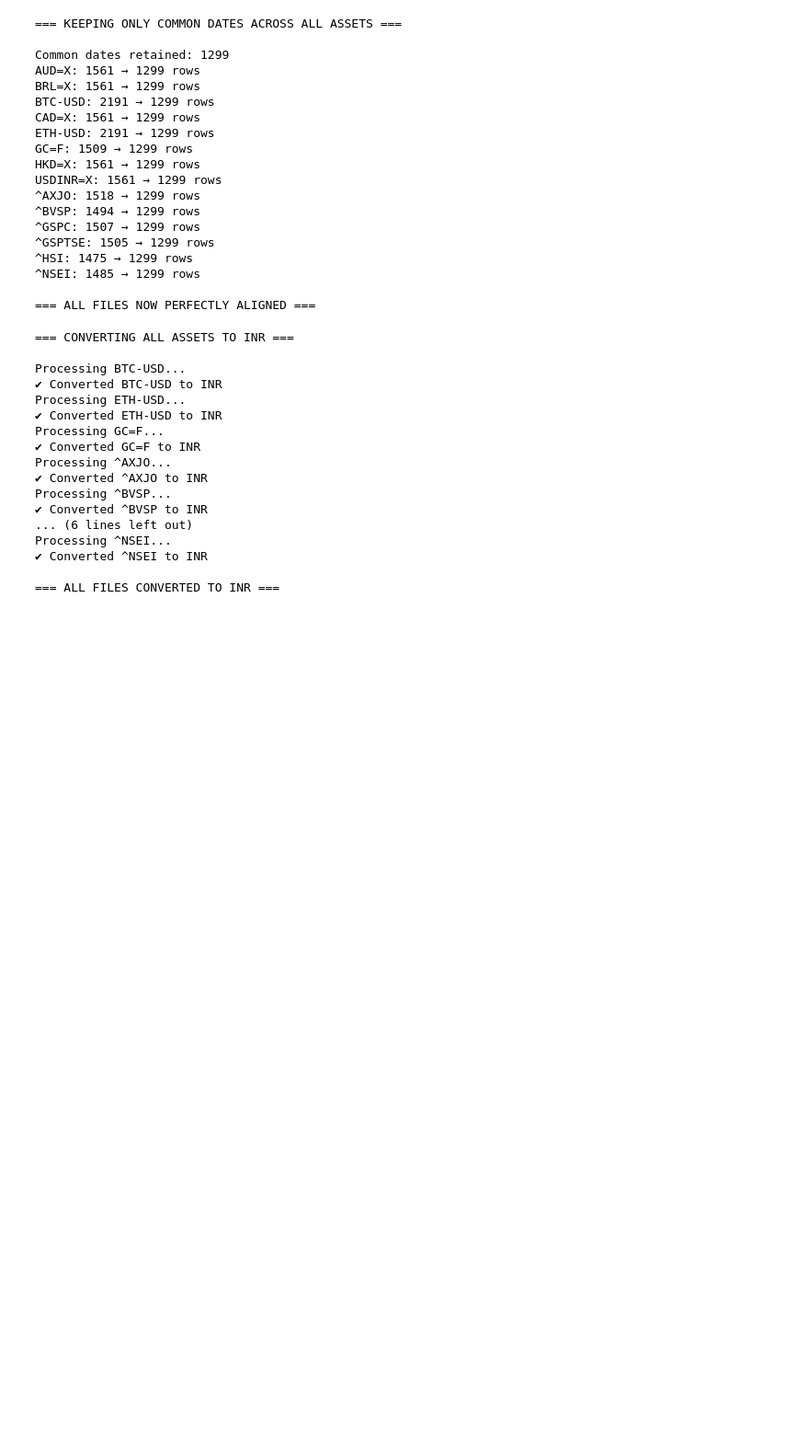
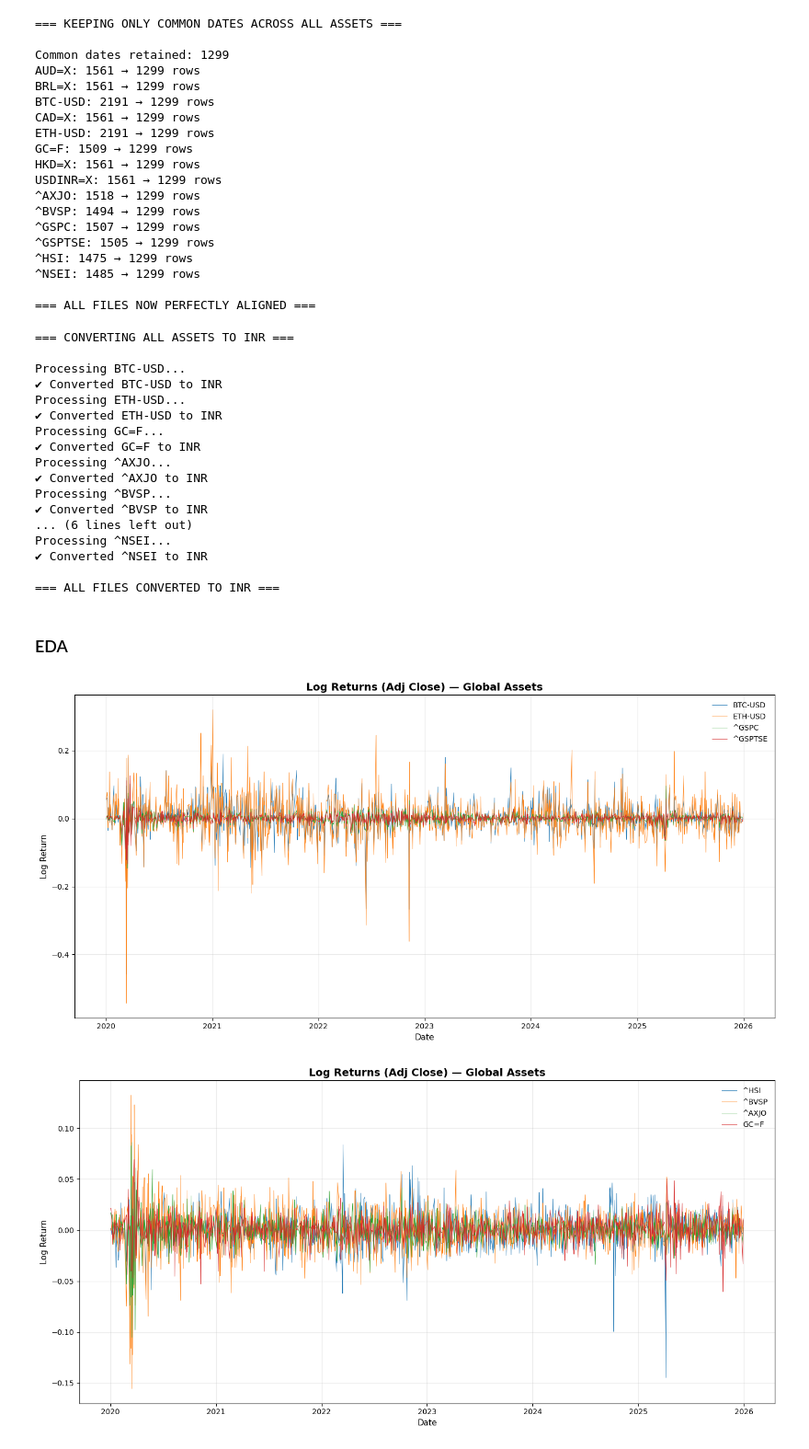
Before and after one commit to jaisw07/volatility_spillover, a Jupyter notebook: main.ipynb, the cells around one changed output. Shown at 92% size. Drawn from its saved outputs; the diff is of its cells as text; code cells hidden in the pictures; blank space fills up the shorter version.

Commit message:
log returns plotted and interpreted

```diff
--- a/main.ipynb
+++ b/main.ipynb
@@ -122,3 +127,10 @@ Processing ^NSEI...
 ✔ Converted ^NSEI to INR
 
 === ALL FILES CONVERTED TO INR ===
+# %% [markdown]
+### EDA
+# %%
+plot_global_log_returns(batch_size=4)
+# %% [output]
+[figure, added]
+[figure, added]
```
Also changed, not shown: parts of 2 cells of this notebook, 1 other file.
